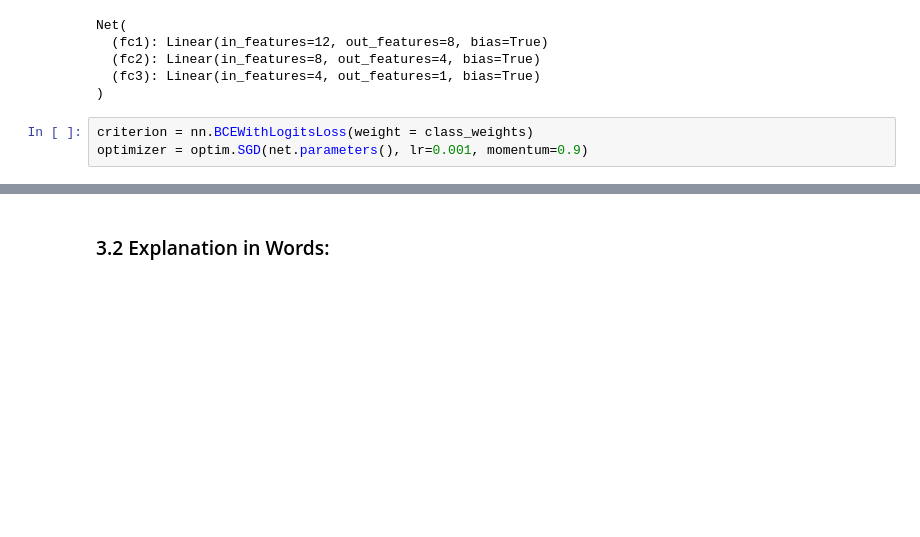
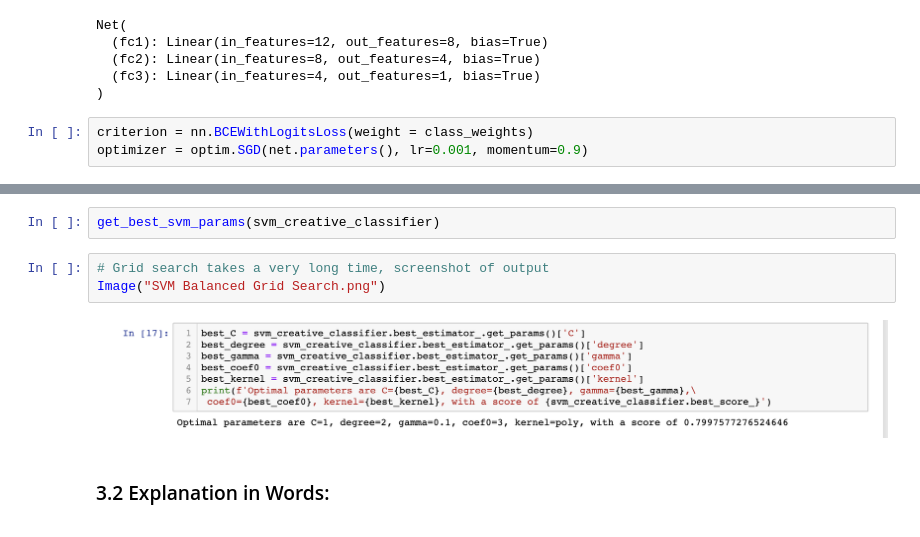
Before and after one commit to h-u-d/election-prediction, a Jupyter notebook: Solution/CS 4780 Final Project.ipynb, the cells around one changed output, grey strips where cells are left out. Drawn from its saved outputs; the diff is of its cells as text; blank space fills up the shorter version.

```diff
--- a/Solution/CS 4780 Final Project.ipynb
+++ b/Solution/CS 4780 Final Project.ipynb
@@ -477,3 +490,10 @@ print(f'Optimal parameters are C={best_C}, degree={best_degree}, gamma={best_gam
+# %%
+get_best_svm_params(svm_creative_classifier)
+# %%
+# Grid search takes a very long time, screenshot of output
+Image("SVM Balanced Grid Search.png")
+# %% [output]
+[figure, added]
 # %% [markdown]
 <h3>3.2 Explanation in Words:</h3><p>
 # %% [markdown]
```
Also changed, not shown: parts of 46 cells of this notebook, 11 other files.
